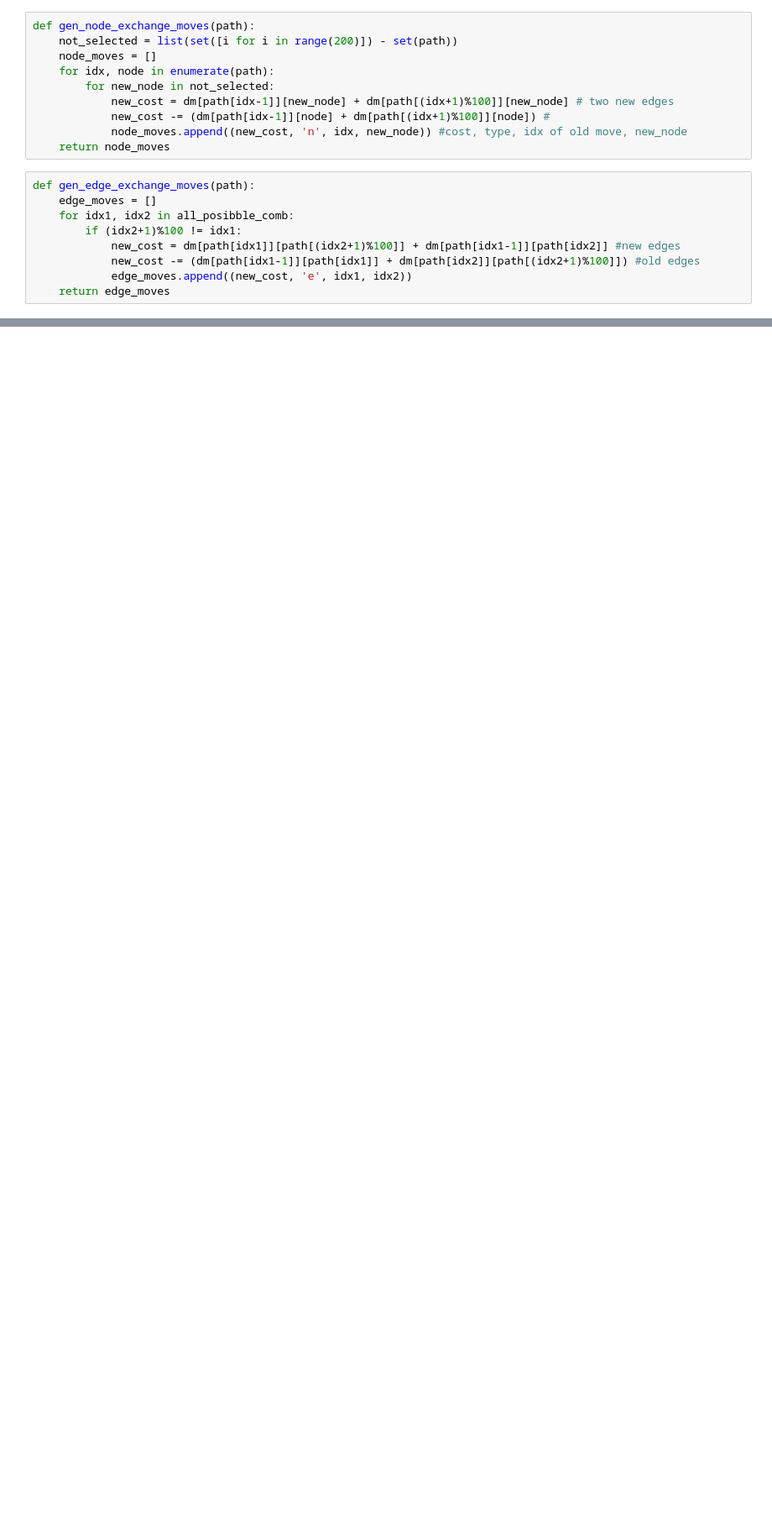
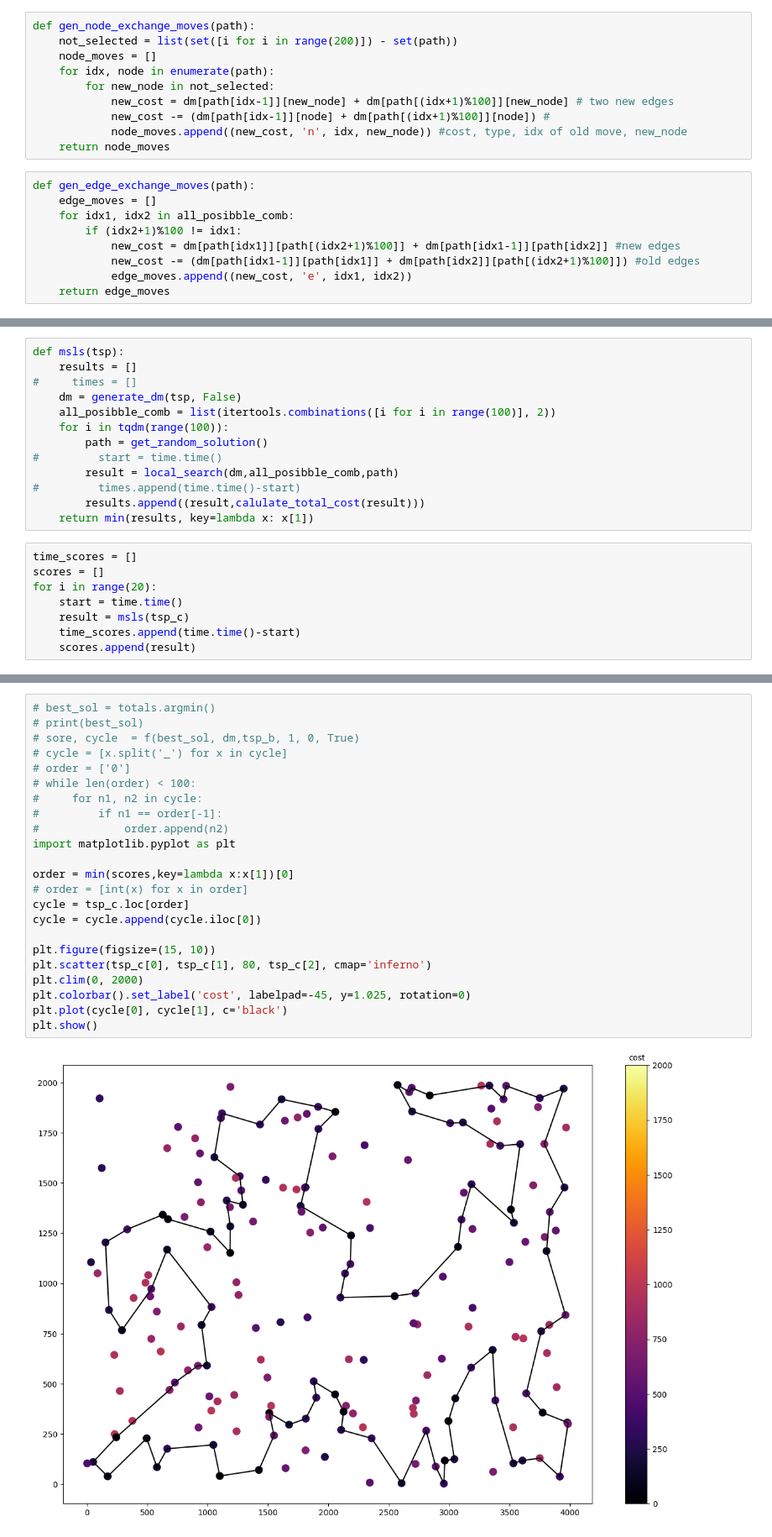
Before and after one commit to Imrauviel/Evolutionary-computation, a Jupyter notebook: Lab6/Untitled.ipynb, the cells around one changed output, grey strips where cells are left out. Shown: that part at 84% size. Saved outputs shown, nothing was run; the diff lists cells and outputs as text; blank space fills up the shorter version.

```diff
--- a/Lab6/Untitled.ipynb
+++ b/Lab6/Untitled.ipynb
@@ -94,0 +131,21 @@ print(time.time() - s)
+# %%
+def msls(tsp):
+    results = []
+#     times = []
+    dm = generate_dm(tsp, False)
+    all_posibble_comb = list(itertools.combinations([i for i in range(100)], 2))
+    for i in tqdm(range(100)):
+        path = get_random_solution()
+#         start = time.time()
+        result = local_search(dm,all_posibble_comb,path)
+#         times.append(time.time()-start)
+        results.append((result,calulate_total_cost(result)))
+    return min(results, key=lambda x: x[1])
+# %%
+time_scores = []
+scores = []
+for i in range(20):
+    start = time.time()
+    result = msls(tsp_c)
+    time_scores.append(time.time()-start)
+    scores.append(result)
@@ -94,0 +176,25 @@ print(time.time() - s)
+# %%
+# best_sol = totals.argmin()
+# print(best_sol)
+# sore, cycle  = f(best_sol, dm,tsp_b, 1, 0, True)
+# cycle = [x.split('_') for x in cycle]
+# order = ['0']
+# while len(order) < 100:
+#     for n1, n2 in cycle:
+#         if n1 == order[-1]:
+#             order.append(n2)
+import matplotlib.pyplot as plt
+
+order = min(scores,key=lambda x:x[1])[0]
+# order = [int(x) for x in order]
+cycle = tsp_c.loc[order]
+cycle = cycle.append(cycle.iloc[0])
+
+plt.figure(figsize=(15, 10))
+plt.scatter(tsp_c[0], tsp_c[1], 80, tsp_c[2], cmap='inferno')
+plt.clim(0, 2000)
+plt.colorbar().set_label('cost', labelpad=-45, y=1.025, rotation=0)
+plt.plot(cycle[0], cycle[1], c='black')
+plt.show()
+# %% [output]
+[figure, added]
```
Also changed, not shown: parts of 25 cells of this notebook, 1 other file.
